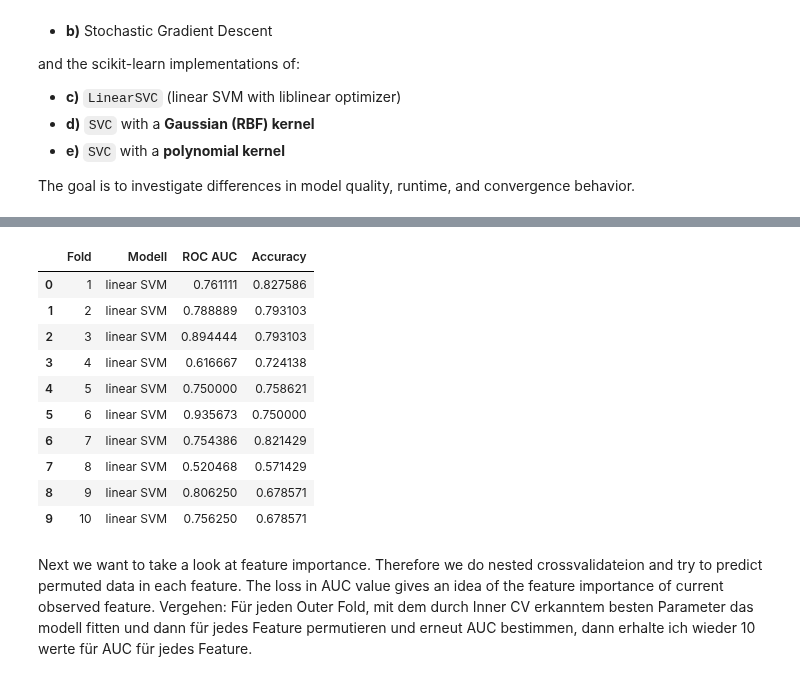
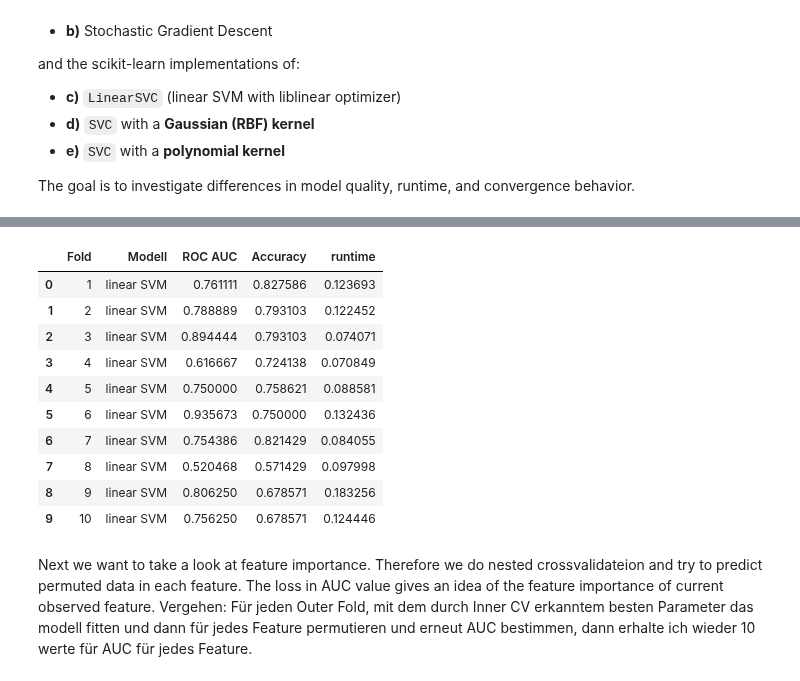
Before and after one commit to FelixFritz02/MasterKL, a Jupyter notebook: AI Numerics/Data Challenge/SVM.ipynb, the cells around one changed output, grey strips where cells are left out. Drawn from its saved outputs; the diff is of its cells as text; code cells hidden in the pictures.

Commit message:
SVM runtime added

```diff
--- a/AI Numerics/Data Challenge/SVM.ipynb
+++ b/AI Numerics/Data Challenge/SVM.ipynb
@@ -296,9 +296,9 @@ for name, model in models:
         y_train, y_test = y_zero_one[train_idx], y_zero_one[test_idx]
         y_train_ones, y_test_ones = y_ones[train_idx], y_ones[test_idx]
 
-        start_time = time.time()
 
         if isinstance(model, SVC) or isinstance(model, LinearSVC):
+            start_time = time.time()
             grid = GridSearchCV(model, param_grid, cv=inner_cv, scoring='roc_auc', n_jobs=1)
             grid.fit(X_train, y_train)
             best_model = grid.best_estimator_
@@ -329,6 +329,7 @@ for name, model in models:
                 run_times_model.append(elapsed)
 
         else:
+            start_time = time.time()
             # Für andere Modelle (z.B. selbst implementiert)
             model.fit(X_train, y_train_ones)
             best_model = model
@@ -410,21 +411,22 @@ Laufzeiten: [0.14056062698364258, 0.1275649070739746, 0.18770122528076172, 0.126
 # %%
 model_evaluation = pd.DataFrame({"Fold": range(1, 11)})
 model_evaluation['Modell'] = ['linear SVM'] * 10
 model_evaluation['ROC AUC'] = roc_test_lk
 model_evaluation['Accuracy'] = acc_test_lk
+model_evaluation["runtime"] = run_times_model
 model_evaluation
 # %% [output]
-|  | Fold | Modell | ROC AUC | Accuracy |
-| 0 | 1 | linear SVM | 0.761111 | 0.827586 |
-| 1 | 2 | linear SVM | 0.788889 | 0.793103 |
-| 2 | 3 | linear SVM | 0.894444 | 0.793103 |
-| 3 | 4 | linear SVM | 0.616667 | 0.724138 |
-| 4 | 5 | linear SVM | 0.750000 | 0.758621 |
-| 5 | 6 | linear SVM | 0.935673 | 0.750000 |
-| 6 | 7 | linear SVM | 0.754386 | 0.821429 |
-| 7 | 8 | linear SVM | 0.520468 | 0.571429 |
-| 8 | 9 | linear SVM | 0.806250 | 0.678571 |
-| 9 | 10 | linear SVM | 0.756250 | 0.678571 |
+|  | Fold | Modell | ROC AUC | Accuracy | runtime |
+| 0 | 1 | linear SVM | 0.761111 | 0.827586 | 0.123693 |
+| 1 | 2 | linear SVM | 0.788889 | 0.793103 | 0.122452 |
+| 2 | 3 | linear SVM | 0.894444 | 0.793103 | 0.074071 |
+| 3 | 4 | linear SVM | 0.616667 | 0.724138 | 0.070849 |
+| 4 | 5 | linear SVM | 0.750000 | 0.758621 | 0.088581 |
+| 5 | 6 | linear SVM | 0.935673 | 0.750000 | 0.132436 |
+| 6 | 7 | linear SVM | 0.754386 | 0.821429 | 0.084055 |
+| 7 | 8 | linear SVM | 0.520468 | 0.571429 | 0.097998 |
+| 8 | 9 | linear SVM | 0.806250 | 0.678571 | 0.183256 |
+| 9 | 10 | linear SVM | 0.756250 | 0.678571 | 0.124446 |
 # %%
 model_evaluation.to_pickle('model_evaluation/LinearSVM.pkl')
 # %% [markdown]
```
Also changed, not shown: parts of 2 cells of this notebook, 3 other files.
